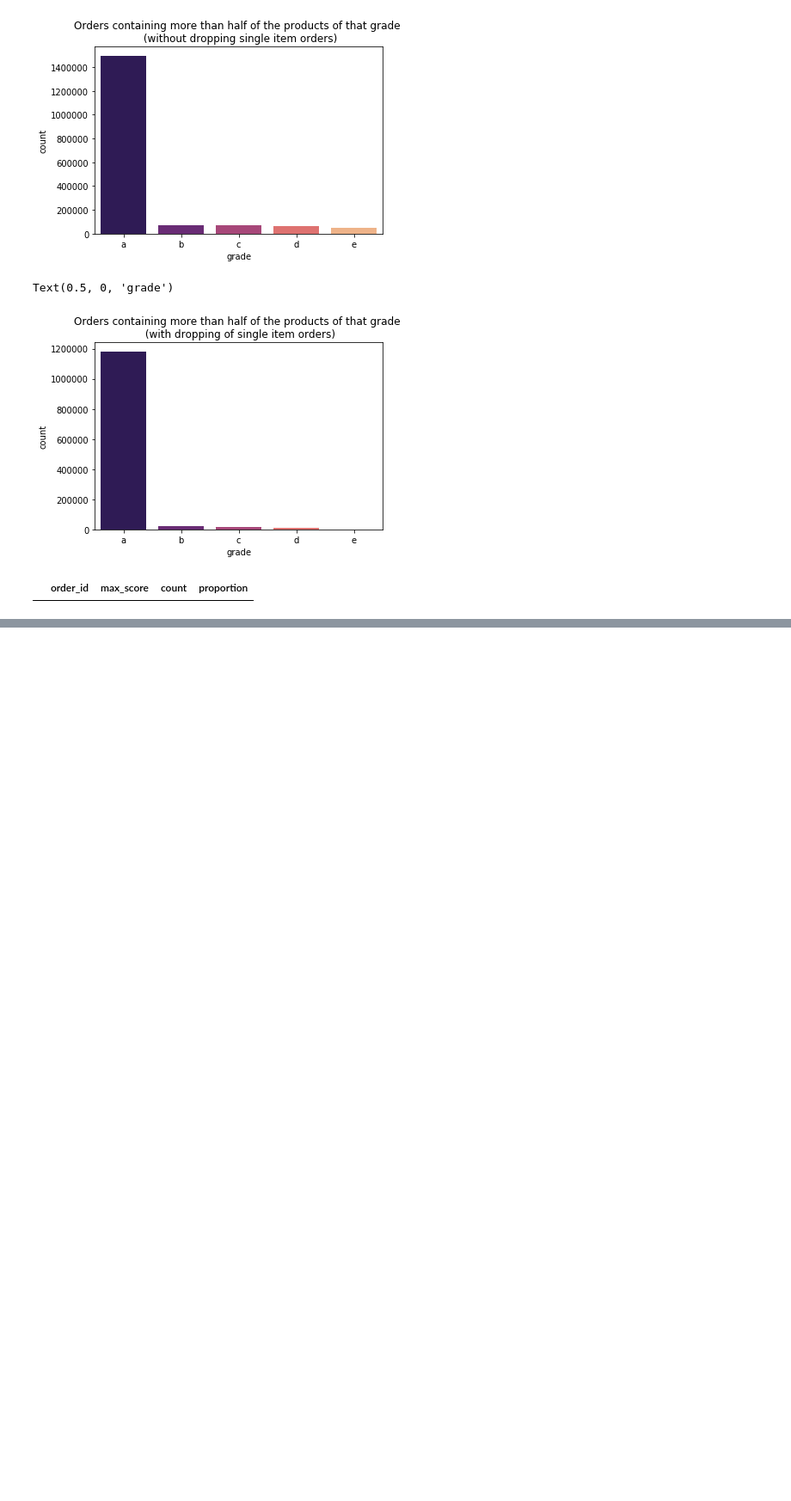
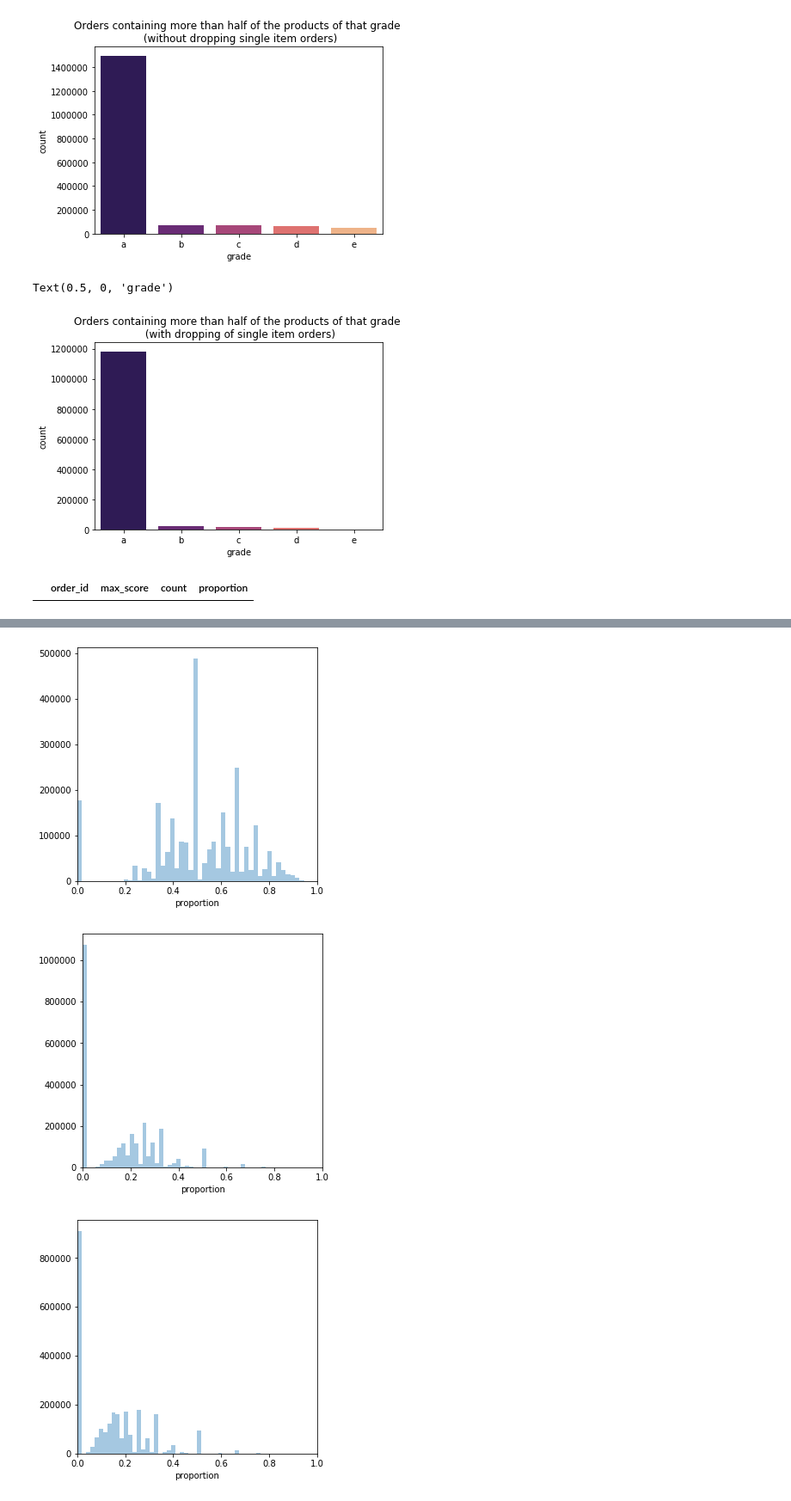
Before and after one commit to MarcBickel/project_gobigorgohome, a Jupyter notebook: project_notebook-Copy_cecile.ipynb, the cells around one changed output, grey strips where cells are left out. Shown at 86% size. Drawn from its saved outputs; the diff is of its cells as text; code cells hidden in the pictures; blank space fills up the shorter version.

```diff
--- a/project_notebook-Copy_cecile.ipynb
+++ b/project_notebook-Copy_cecile.ipynb
@@ -727,0 +766,5 @@ prop_df_3[(prop_df_3.proportion > 0.5) & (prop_df_3.max_score == 'e')]
+# %%
+prop_df_4.drop(["count_x", "proportion_x"], axis= 1,inplace = True)
+prop_df_4.columns = ["order_id", "max_score", "drop", "drop", "drop",
+                     "drop", "count", "proportion"]
+prop_df_4.drop("drop", axis = 1, inplace = True)
@@ -727,0 +804,15 @@ prop_df_3[(prop_df_3.proportion > 0.5) & (prop_df_3.max_score == 'e')]
+# %%
+# plots with prop_df_4, i.e. also counting the orders containing 0 % of that grade
+for grade in nutri_score:
+    tmp = prop_df_4[prop_df_4.max_score == grade]
+    fig, ax=plt.subplots(figsize=(5,5))
+    sns.distplot(tmp.proportion, kde = False, ax=ax)
+    plt.ylim(0, None)
+    plt.xlim(0, 1)
+
+    plt.title("")
+    plt.show()
+# %% [output]
+[figure, added]
+[figure, added]
+[figure, added]
```
Also changed, not shown: parts of 14 cells of this notebook.
